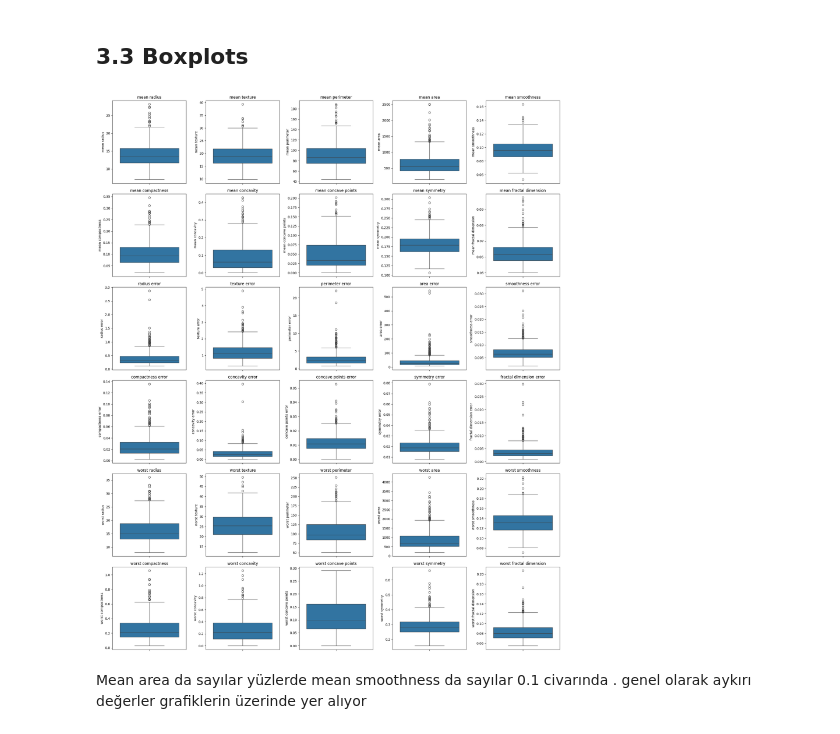
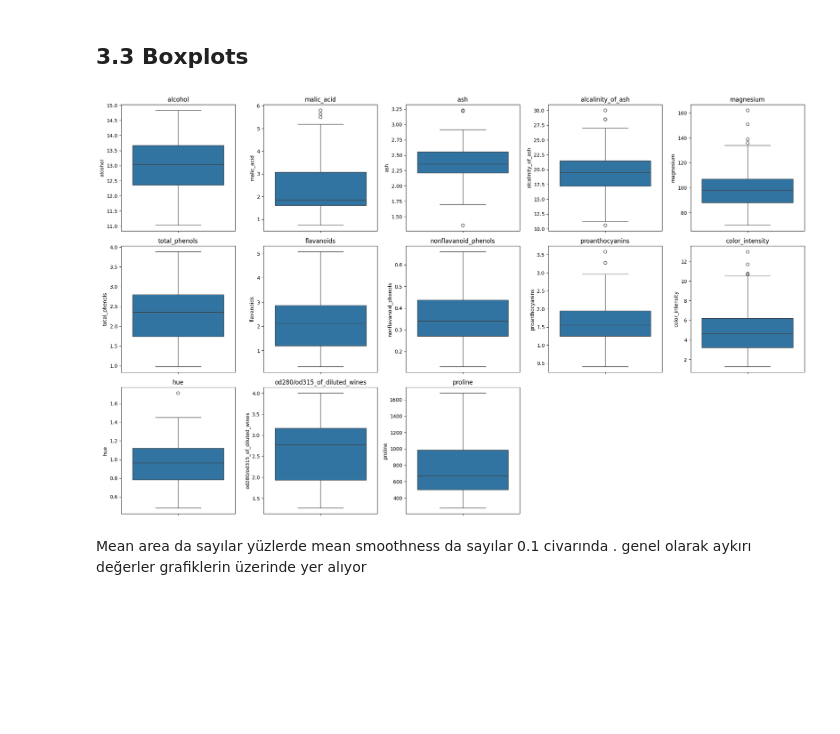
Before and after one commit to ravzakoc8/machine_learning, a Jupyter notebook: wine.ipynb, the cells around one changed output. Cells and saved outputs as stored; diff of their text form; code cells hidden in the pictures; blank space fills up the shorter version.

Commit message:
Wine comments and fixes

```diff
--- a/wine.ipynb
+++ b/wine.ipynb
@@ -15,5 +23,5 @@ from sklearn.preprocessing import StandardScaler
 # %%
-load_data=load_breast_cancer()
+load_data=load_wine()
 #fonksiyonu kullanırken çağırırken load_data değişkenine atadık.
 # %%
 load_data.target_names
@@ -250,16 +248,18 @@ en fazla mean radius ve perimeter sınıfından var
 # %% [markdown]
 ## 3.3 Boxplots
 # %%
-fig,axes=plt.subplots(6,5,figsize=(20,24)) #6 satır 5 sütunluk bir grafik oluşturduk
-axes=axes.flatten() #düz liste oluşturduk
-for i, column in enumerate(X.columns): #bütün sütunlara bakıyor
-    sns.boxplot(y=X[column],ax=axes[i]) #her sütun için çizim yapıyoruz
-    axes[i].set_title(column) #grafiğe başlık ekliyoruz
-plt.tight_layout()#grafikler üst üste gelmesin
-plt.savefig("figures/bc_boxplots.png")
+fig, axes = plt.subplots(3, 5, figsize=(20, 12))
+axes = axes.flatten()
+for i, column in enumerate(X.columns):
+    sns.boxplot(y=X[column], ax=axes[i])
+    axes[i].set_title(column)
+for j in range(len(X.columns), len(axes)):   # 15 alandan 13'ü dolu, kalan 2'sini gizle
+    axes[j].set_visible(False)
+plt.tight_layout()
+plt.savefig("figures/wine_boxplots.png")
 plt.show()
 # %% [output]
-[figure, old version]
+[figure, new version]
 # %% [markdown]
 Mean area da sayılar yüzlerde mean smoothness da sayılar 0.1 civarında . genel olarak aykırı değerler grafiklerin üzerinde yer alıyor
 # %% [markdown]
```
Also changed, not shown: parts of 62 cells of this notebook, 9 other files.
